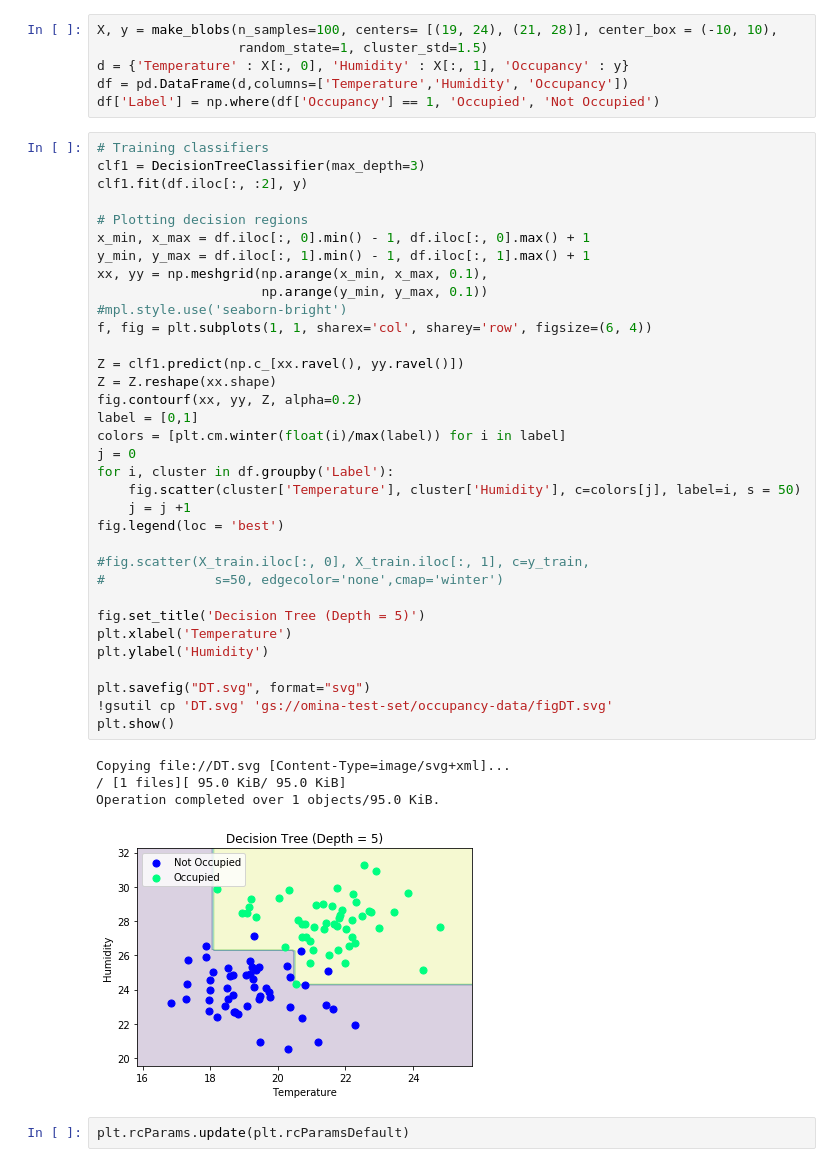
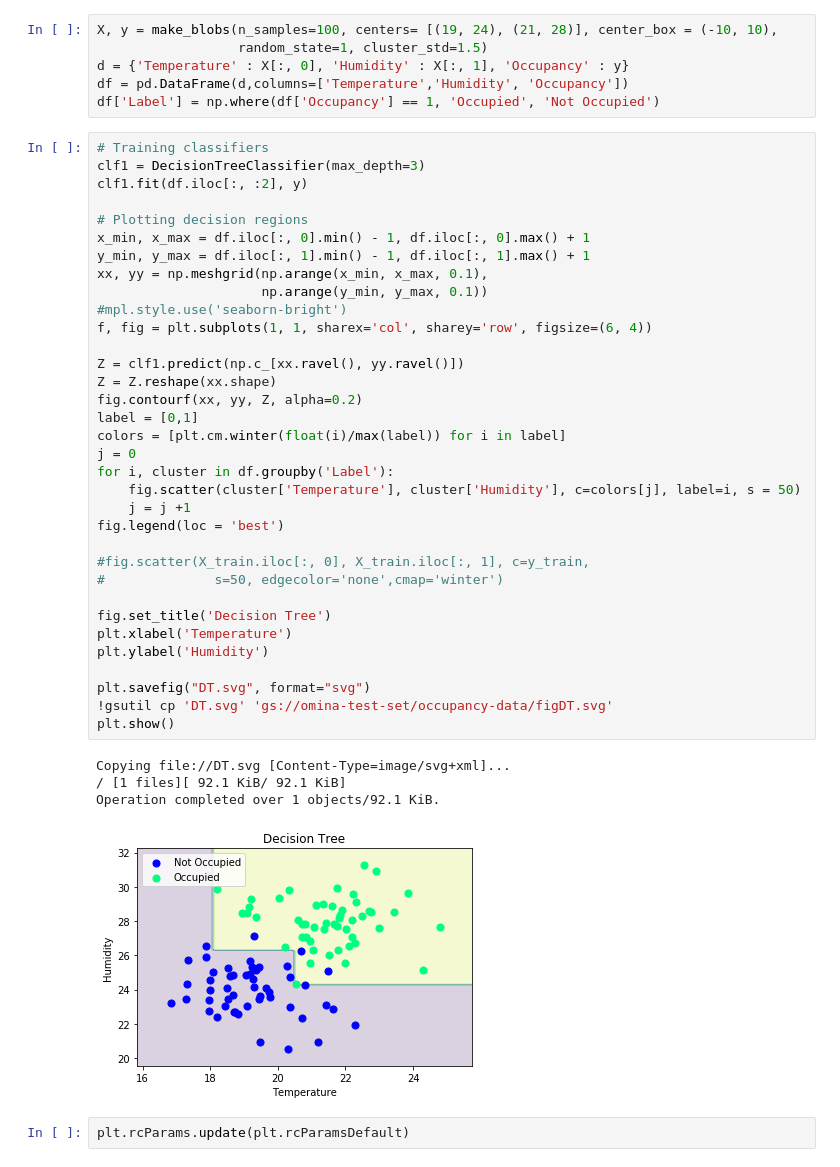
Before and after one commit to pawandhakal/LearningHub, a Jupyter notebook: Occupancy_data_project/Visualizing SVM and Decision Tree.ipynb, the cells around one changed output. Cells and saved outputs as stored; diff of their text form.

```diff
--- a/Occupancy_data_project/Visualizing SVM and Decision Tree.ipynb
+++ b/Occupancy_data_project/Visualizing SVM and Decision Tree.ipynb
@@ -204,36 +204,36 @@ clf1.fit(df.iloc[:, :2], y)
 # Plotting decision regions
 x_min, x_max = df.iloc[:, 0].min() - 1, df.iloc[:, 0].max() + 1
 y_min, y_max = df.iloc[:, 1].min() - 1, df.iloc[:, 1].max() + 1
 xx, yy = np.meshgrid(np.arange(x_min, x_max, 0.1),
                      np.arange(y_min, y_max, 0.1))
 #mpl.style.use('seaborn-bright')
 f, fig = plt.subplots(1, 1, sharex='col', sharey='row', figsize=(6, 4))
 
 Z = clf1.predict(np.c_[xx.ravel(), yy.ravel()])
 Z = Z.reshape(xx.shape)
 fig.contourf(xx, yy, Z, alpha=0.2)
 label = [0,1]
 colors = [plt.cm.winter(float(i)/max(label)) for i in label]
 j = 0
 for i, cluster in df.groupby('Label'):
     fig.scatter(cluster['Temperature'], cluster['Humidity'], c=colors[j], label=i, s = 50)
     j = j +1
 fig.legend(loc = 'best')
 
 #fig.scatter(X_train.iloc[:, 0], X_train.iloc[:, 1], c=y_train,
 #              s=50, edgecolor='none',cmap='winter')
 
-fig.set_title('Decision Tree (Depth = 5)')
+fig.set_title('Decision Tree')
 plt.xlabel('Temperature')
 plt.ylabel('Humidity')
 
 plt.savefig("DT.svg", format="svg")
 !gsutil cp 'DT.svg' 'gs://omina-test-set/occupancy-data/figDT.svg'
 plt.show()
 # %% [output]
 Copying file://DT.svg [Content-Type=image/svg+xml]...
-/ [1 files][ 95.0 KiB/ 95.0 KiB]
-Operation completed over 1 objects/95.0 KiB.
+/ [1 files][ 92.1 KiB/ 92.1 KiB]
+Operation completed over 1 objects/92.1 KiB.
-[figure, old version]
+[figure, new version]
 # %%
 plt.rcParams.update(plt.rcParamsDefault)
```
Also changed, not shown: 14 other files.
